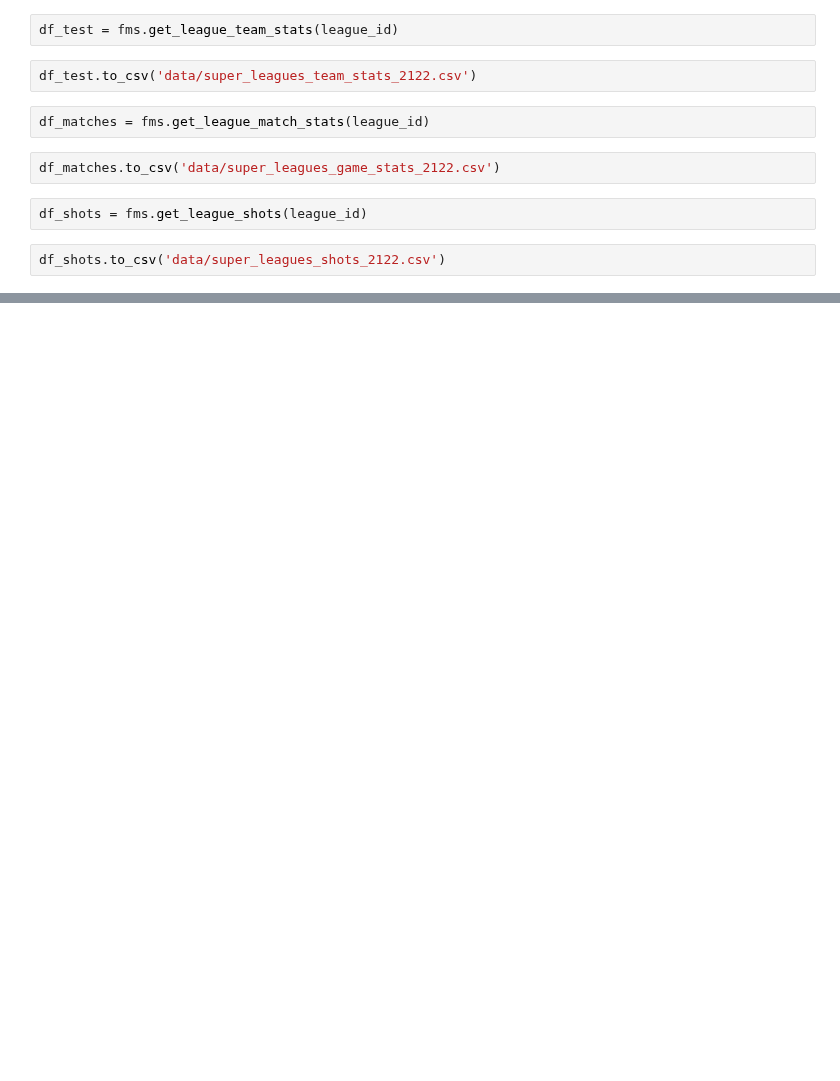
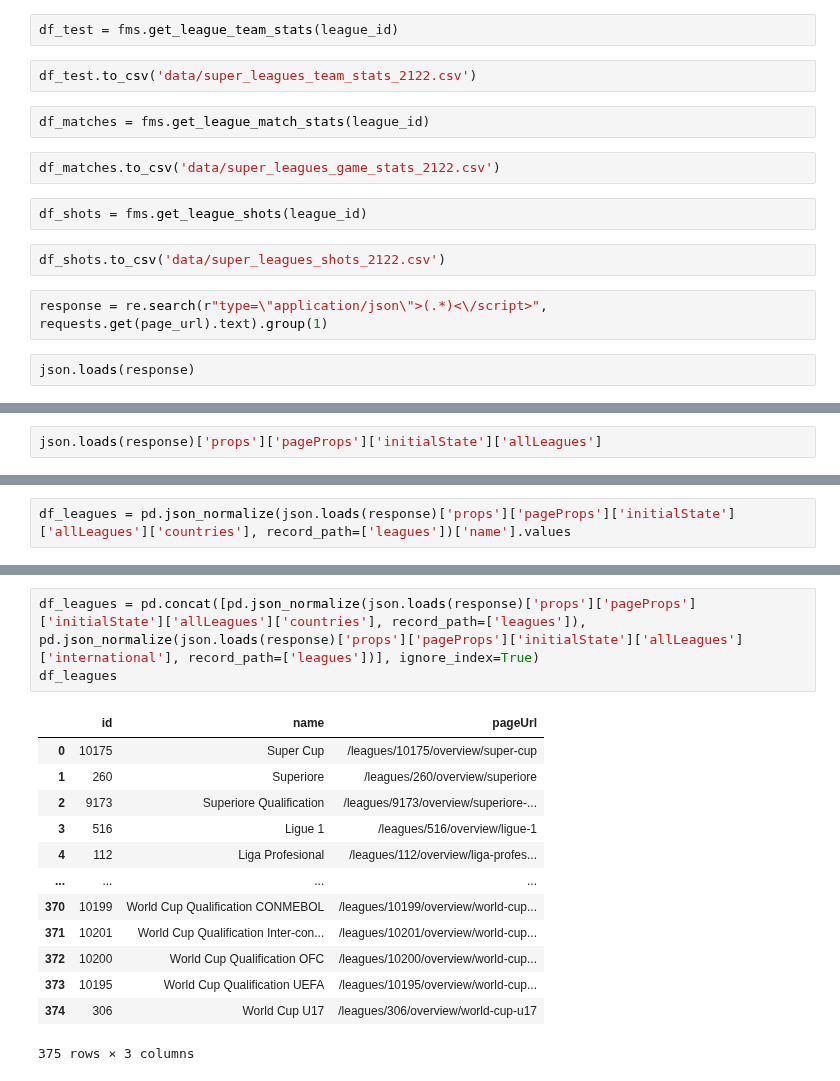
Before and after one commit to TK5-Tim/ds-projects, a Jupyter notebook: rsl/pull_data_fotmob.ipynb, the cells around one changed output, grey strips where cells are left out. Cells and saved outputs as stored; diff of their text form; blank space fills up the shorter version.

```diff
--- a/rsl/pull_data_fotmob.ipynb
+++ b/rsl/pull_data_fotmob.ipynb
@@ -36,3 +36,7 @@ df_matches.to_csv('data/super_leagues_game_stats_2122.csv')
 df_shots = fms.get_league_shots(league_id)
 # %%
 df_shots.to_csv('data/super_leagues_shots_2122.csv')
+# %%
+response = re.search(r"type=\"application/json\">(.*)<\/script>", requests.get(page_url).text).group(1)
+# %%
+json.loads(response)
@@ -38,0 +61,2 @@ df_shots.to_csv('data/super_leagues_shots_2122.csv')
+# %%
+json.loads(response)['props']['pageProps']['initialState']['allLeagues']
@@ -38,0 +81,2 @@ df_shots.to_csv('data/super_leagues_shots_2122.csv')
+# %%
+df_leagues = pd.json_normalize(json.loads(response)['props']['pageProps']['initialState']['allLeagues']['countries'], record_path=['leagues'])['name'].values
@@ -38,0 +101,17 @@ df_shots.to_csv('data/super_leagues_shots_2122.csv')
+# %%
+df_leagues = pd.concat([pd.json_normalize(json.loads(response)['props']['pageProps']['initialState']['allLeagues']['countries'], record_path=['leagues']), pd.json_normalize(json.loads(response)['props']['pageProps']['initialState']['allLeagues']['international'], record_path=['leagues'])], ignore_index=True)
+df_leagues
+# %% [output]
+|  | id | name | pageUrl |
+| 0 | 10175 | Super Cup | /leagues/10175/overview/super-cup |
+| 1 | 260 | Superiore | /leagues/260/overview/superiore |
+| 2 | 9173 | Superiore Qualification | /leagues/9173/overview/superiore-... |
+| 3 | 516 | Ligue 1 | /leagues/516/overview/ligue-1 |
+| 4 | 112 | Liga Profesional | /leagues/112/overview/liga-profes... |
+| ... | ... | ... | ... |
+| 370 | 10199 | World Cup Qualification CONMEBOL | /leagues/10199/overview/world-cup... |
+| 371 | 10201 | World Cup Qualification Inter-con... | /leagues/10201/overview/world-cup... |
+| 372 | 10200 | World Cup Qualification OFC | /leagues/10200/overview/world-cup... |
+| 373 | 10195 | World Cup Qualification UEFA | /leagues/10195/overview/world-cup... |
+| 374 | 306 | World Cup U17 | /leagues/306/overview/world-cup-u17 |
+375 rows × 3 columns
```
Also changed, not shown: parts of 4 cells of this notebook, 6 other files.
